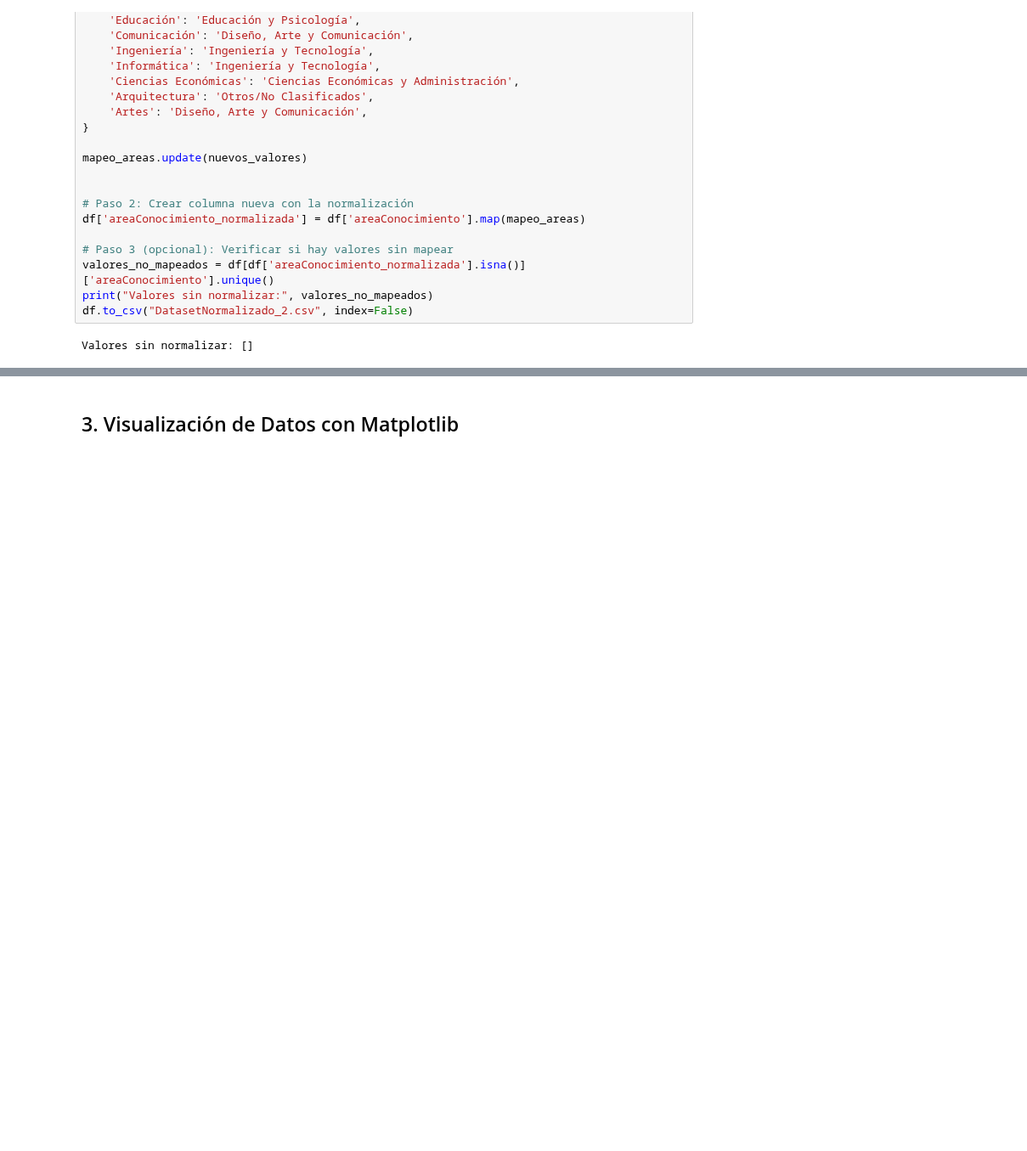
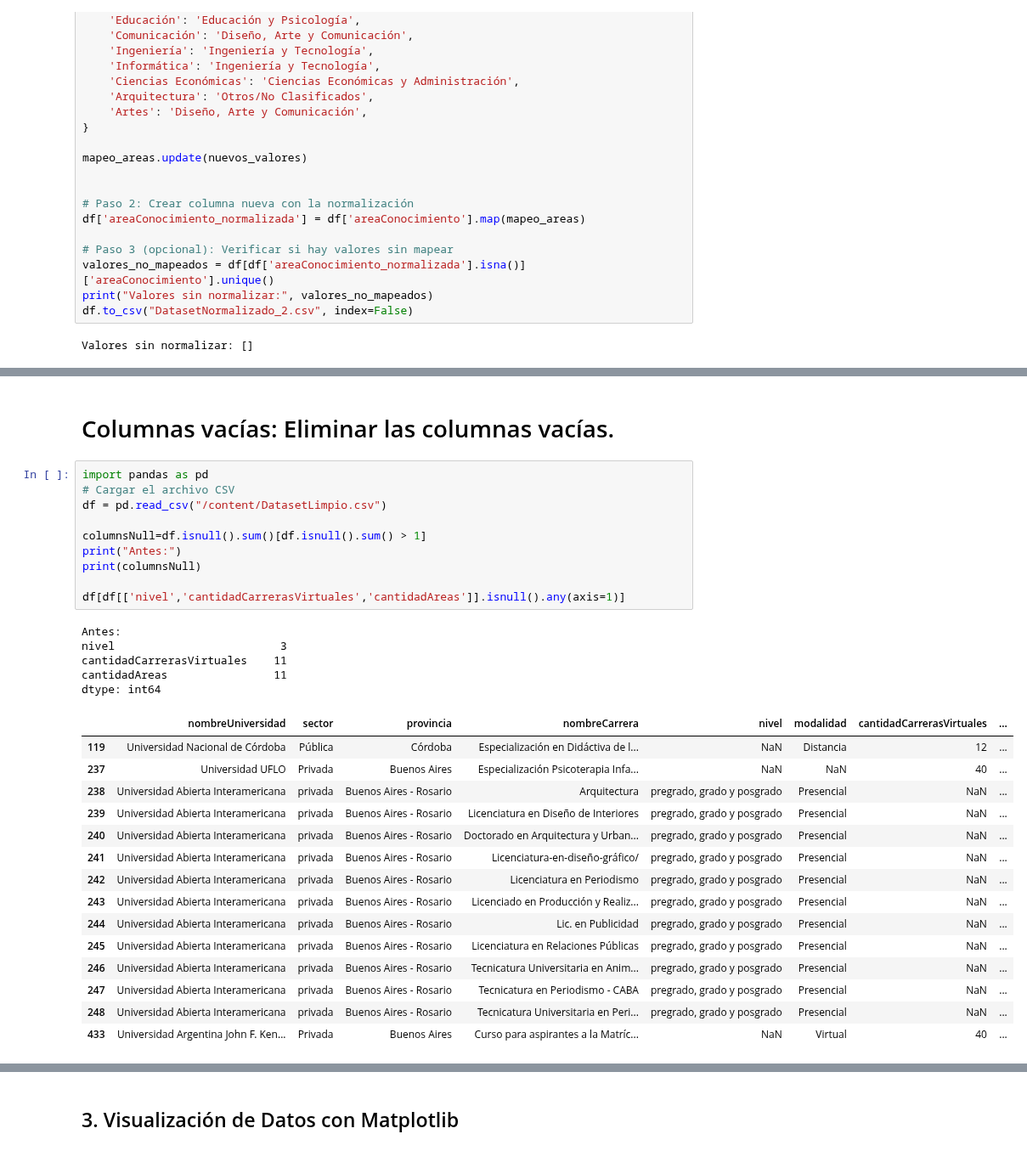
Before and after one commit to educacion-digital-ar/inclusion-educativa-digital, a Jupyter notebook: Documentacion/limpieza.ipynb, the cells around one changed output, grey strips where cells are left out. Shown at 85% size. Cells and saved outputs as stored; diff of their text form; blank space fills up the shorter version.

Commit message:
Lipieza de datos null

```diff
--- a/Documentacion/limpieza.ipynb
+++ b/Documentacion/limpieza.ipynb
@@ -679,0 +800,33 @@ A mí todavía me queda limpiar esta:
+# %% [markdown]
+# Columnas vacías: Eliminar las columnas vacías.
+# %%
+import pandas as pd
+# Cargar el archivo CSV
+df = pd.read_csv("/content/DatasetLimpio.csv")
+
+columnsNull=df.isnull().sum()[df.isnull().sum() > 1]
+print("Antes:")
+print(columnsNull)
+
+df[df[['nivel','cantidadCarrerasVirtuales','cantidadAreas']].isnull().any(axis=1)]
+# %% [output]
+Antes:
+nivel                         3
+cantidadCarrerasVirtuales    11
+cantidadAreas                11
+dtype: int64
+|  | nombreUniversidad | sector | provincia | nombreCarrera | nivel | modalidad | cantidadCarrerasVirtuales | ... |
+| 119 | Universidad Nacional de Córdoba | Pública | Córdoba | Especialización en Didáctiva de l... | NaN | Distancia | 12 | ... |
+| 237 | Universidad UFLO | Privada | Buenos Aires | Especialización Psicoterapia Infa... | NaN | NaN | 40 | ... |
+| 238 | Universidad Abierta Interamericana | privada | Buenos Aires - Rosario | Arquitectura | pregrado, grado y posgrado | Presencial | NaN | ... |
+| 239 | Universidad Abierta Interamericana | privada | Buenos Aires - Rosario | Licenciatura en Diseño de Interiores | pregrado, grado y posgrado | Presencial | NaN | ... |
+| 240 | Universidad Abierta Interamericana | privada | Buenos Aires - Rosario | Doctorado en Arquitectura y Urban... | pregrado, grado y posgrado | Presencial | NaN | ... |
+| 241 | Universidad Abierta Interamericana | privada | Buenos Aires - Rosario | Licenciatura-en-diseño-gráfico/ | pregrado, grado y posgrado | Presencial | NaN | ... |
+| 242 | Universidad Abierta Interamericana | privada | Buenos Aires - Rosario | Licenciatura en Periodismo | pregrado, grado y posgrado | Presencial | NaN | ... |
+| 243 | Universidad Abierta Interamericana | privada | Buenos Aires - Rosario | Licenciado en Producción y Realiz... | pregrado, grado y posgrado | Presencial | NaN | ... |
+| 244 | Universidad Abierta Interamericana | privada | Buenos Aires - Rosario | Lic. en Publicidad | pregrado, grado y posgrado | Presencial | NaN | ... |
+| 245 | Universidad Abierta Interamericana | privada | Buenos Aires - Rosario | Licenciatura en Relaciones Públicas | pregrado, grado y posgrado | Presencial | NaN | ... |
+| 246 | Universidad Abierta Interamericana | privada | Buenos Aires - Rosario | Tecnicatura Universitaria en Anim... | pregrado, grado y posgrado | Presencial | NaN | ... |
+| 247 | Universidad Abierta Interamericana | privada | Buenos Aires - Rosario | Tecnicatura en Periodismo - CABA | pregrado, grado y posgrado | Presencial | NaN | ... |
+| 248 | Universidad Abierta Interamericana | privada | Buenos Aires - Rosario | Tecnicatura Universitaria en Peri... | pregrado, grado y posgrado | Presencial | NaN | ... |
+| 433 | Universidad Argentina John F. Ken... | Privada | Buenos Aires | Curso para aspirantes a la Matríc... | NaN | Virtual | 40 | ... |
```
Also changed, not shown: parts of 10 cells of this notebook.
